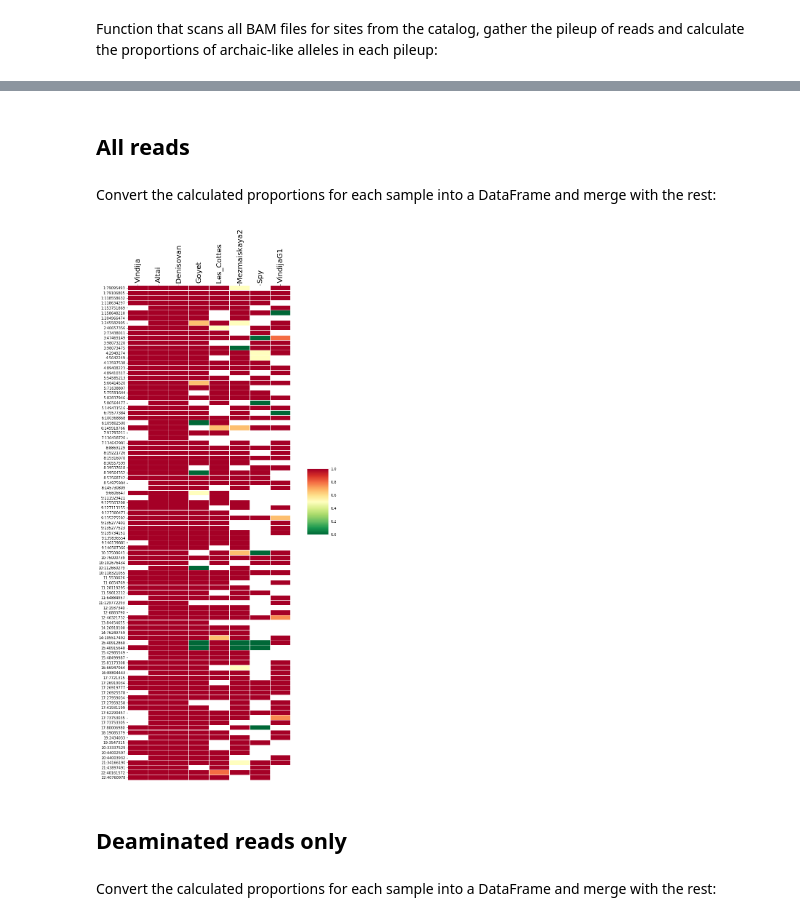
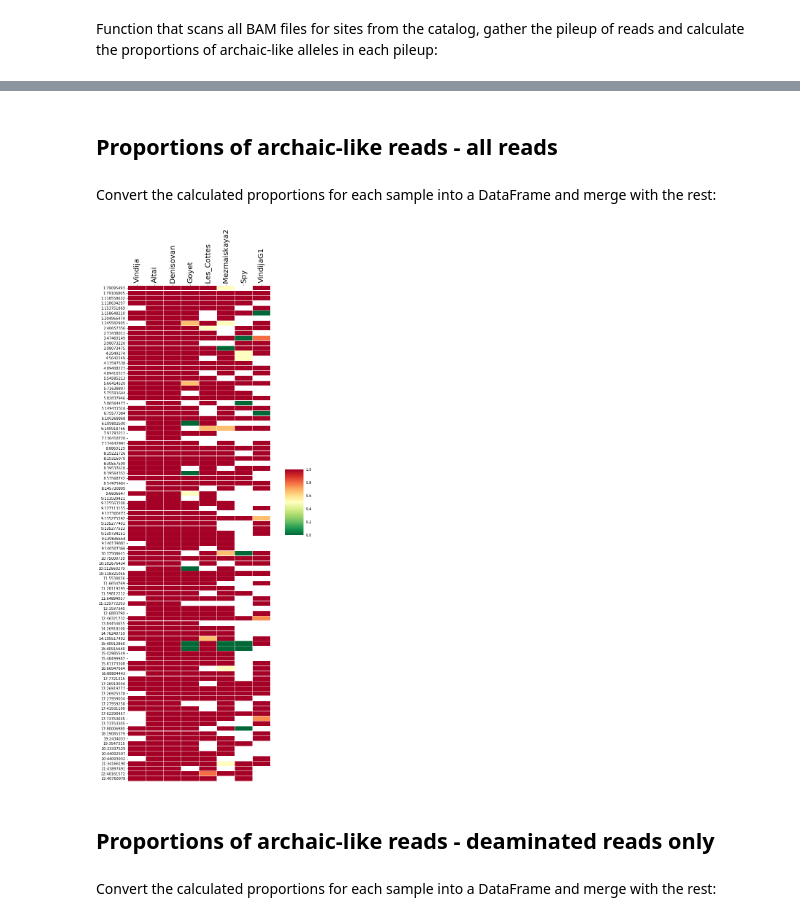
Before and after one commit to bodkan/late-nea-review, a Jupyter notebook: catalog_stuff.ipynb, the cells around one changed output, grey strips where cells are left out. Drawn from its saved outputs; the diff is of its cells as text; code cells hidden in the pictures.

Commit message:
Add deaminated-only and TV-only

```diff
--- a/catalog_stuff.ipynb
+++ b/catalog_stuff.ipynb
@@ -120,17 +120,27 @@ A..........................................................................
 # %% [markdown]
 Function that extracts bases from a pileup of reads at a given site:
 # %%
-def get_pileup_bases(chrom, pos, bamfile):
+def get_pileup_bases(chrom, pos, bamfile, strand_check):
     bases = []
     for pilecol in bamfile.pileup(region=str(chrom), start=pos - 1, end=pos, truncate=True):
         for pileread in pilecol.pileups:
             if not pileread.is_del and not pileread.is_refskip:
-                bases.append(pileread.alignment.query_sequence[pileread.query_position])
+                read = pileread.alignment
+                pos_in_read = pileread.query_position
+
+                ref_base = read.get_reference_sequence()[pos_in_read].upper()
+                read_base = read.query_sequence[pos_in_read].upper()
+
+                if (strand_check and
+                    ((ref_base == 'C' and read_base == 'T' and not read.is_reverse) or
+                     (ref_base == 'G' and read_base == 'A' and     read.is_reverse))): continue
+
+                bases.append(read_base)
     return bases
 # %% [markdown]
 Function that scans all BAM files for sites from the catalog, gather the pileup of reads and calculate the proportions of archaic-like alleles in each pileup:
 # %%
-def calc_anc_props(late_nea, bam_dir, bam_sufix):
+def calc_anc_props(late_nea, bam_dir, bam_sufix, strand_check=False):
     # dictionary to store proportions of archaic-like alleles in each sample
     all_props = defaultdict(list)
 
@@ -141,7 +151,7 @@ def calc_anc_props(late_nea, bam_dir, bam_sufix):
         props = []
         for chrom, pos, anc, der in zip(catalog.chrom, catalog.pos, catalog.ancestral, catalog.derived):
             # count the numbers of each base at the position
-            bases = get_pileup_bases(chrom, pos, bam_file)
+            bases = get_pileup_bases(chrom, pos, bam_file, strand_check)
             bases_count = Counter(bases)
 
             # calculate the proportion of ancestral bases observed at the position
@@ -171,8 +181,8 @@ Columns - proportions of archaic-like alleles in the archaics:
 **Remember that the coverage of Late Neanderthals is quite low, so the information is based on 1 to 6 reads at most!**
 
 I'm not sure if the reviewer realized this, but this is really all that we have.
-# %% [markdown]
-## All reads
+# %% [markdown]
+## Proportions of archaic-like reads - all reads
 # %%
 late_nea = ['Goyet', 'Les_Cottes', 'Mezmaiskaya2', 'Spy', 'VindijaG1']
 bam_dir = '/mnt/expressions/mateja/Late_Neandertals/Final_complete_dataset/L35MQ25_mapptrack_per_individual/'
@@ -188,17 +198,17 @@ all_catalog_props = (
     .join(all_late_nea_props)
     .drop(labels=['chrom', 'pos', 'consequence', 'ancestral', 'derived'], axis=1)
 )
-all_catalog_props.index = catalog_props.chrom.astype(str) + ':' + catalog_props.pos.astype(str)
+all_catalog_props.index = catalog.chrom.astype(str) + ':' + catalog.pos.astype(str)
 # %%
-fig, ax = plt.subplots(1, 1, figsize=(8,25))
+fig, ax = plt.subplots(1, 1, figsize=(7,25))
 cbar_ax = fig.add_axes([.98, .5, .1, .1])
 sns.heatmap(all_catalog_props, cmap='RdYlGn_r', linewidths=0.1, ax=ax, cbar_ax=cbar_ax, cbar=True)
 ax.xaxis.tick_top()
 _ = ax.set_xticklabels(ax.get_xticklabels(), rotation=90, size=20, horizontalalignment='center')
 # %% [output]
-[figure, old version]
+[figure, new version]
 # %% [markdown]
-## Deaminated reads only
+## Proportions of archaic-like reads - deaminated reads only
 # %%
 late_nea = ['Goyet', 'Les_Cottes', 'Mez2', 'Spy', 'VindijaG1']
 bam_dir = '/mnt/expressions/mateja/Late_Neandertals/Final_complete_dataset/L35MQ25_mapptrack_per_individual_deam/'
```
Also changed, not shown: parts of 8 cells of this notebook.
